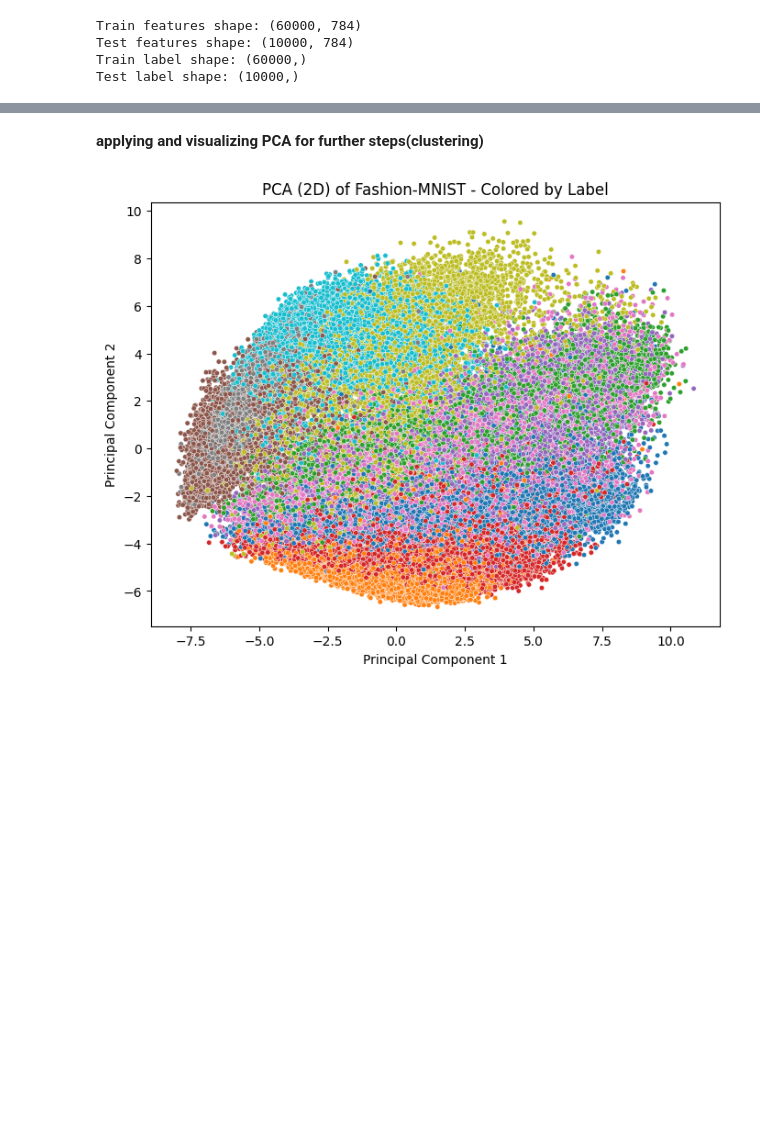
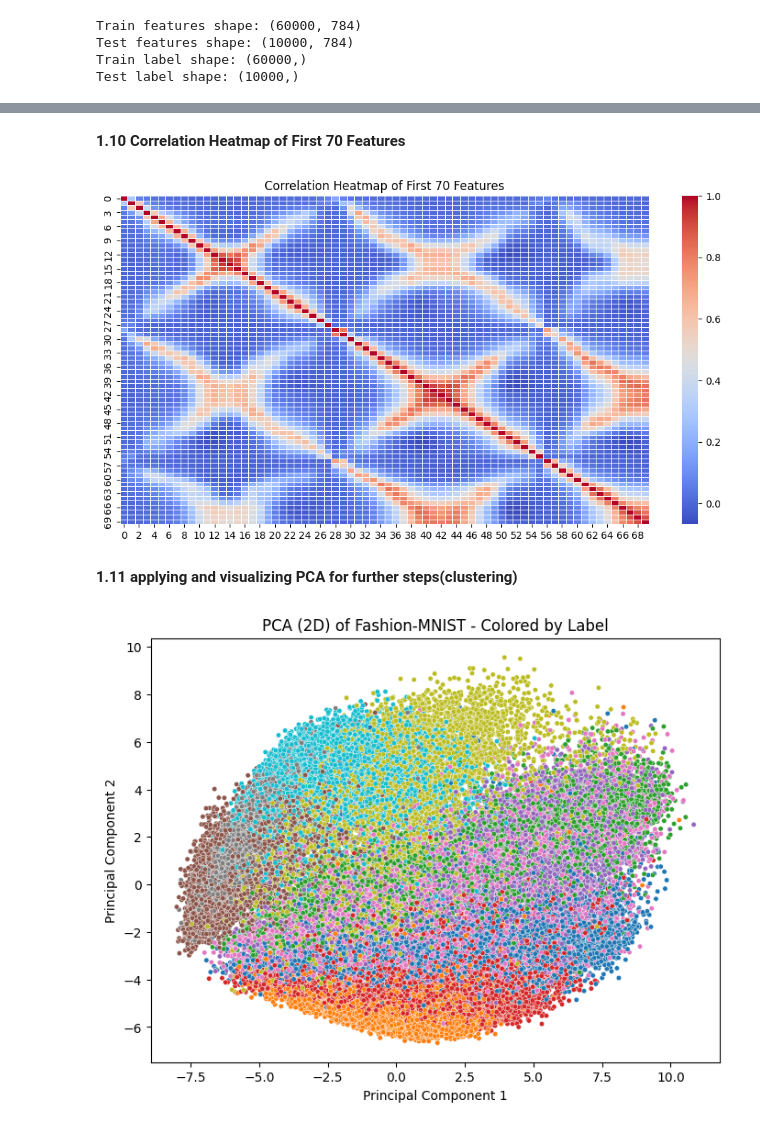
Before and after one commit to Abtin-Ghorbani/AppliedAI_FashionMNIST, a Jupyter notebook: AppliedAI_FashionMNIST.ipynb, the cells around one changed output, grey strips where cells are left out. Drawn from its saved outputs; the diff is of its cells as text; code cells hidden in the pictures; blank space fills up the shorter version.

```diff
--- a/AppliedAI_FashionMNIST.ipynb
+++ b/AppliedAI_FashionMNIST.ipynb
@@ -205,4 +223,14 @@ plot_images(X_test_scaled, y_test.values)
+# %% [markdown]
+**1.10 Correlation Heatmap of First 70 Features**
+# %%
+sample_corr = pd.DataFrame(X_train_scaled[:, :70])# male new dataframe for first 70 columns
+plt.figure(figsize=(12, 6))#plotting
+sns.heatmap(sample_corr.corr(), cmap='coolwarm', linewidths=0.5) #plot correltion heatmap
+plt.title("Correlation Heatmap of First 70 Features")
+plt.show()
+# %% [output]
+[figure, added]
 # %% [markdown]
-**applying and visualizing PCA for further steps(clustering)**
+**1.11 applying and visualizing PCA for further steps(clustering)**
 # %%
 from sklearn.decomposition import PCA
```
Also changed, not shown: parts of 47 cells of this notebook.
